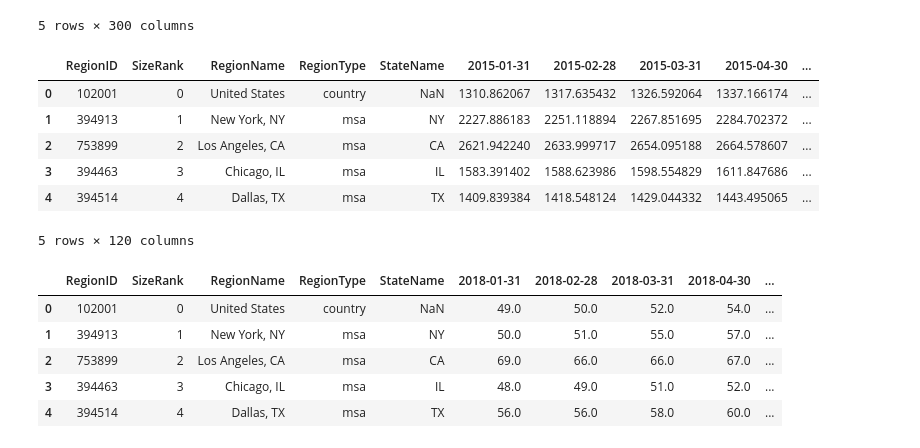
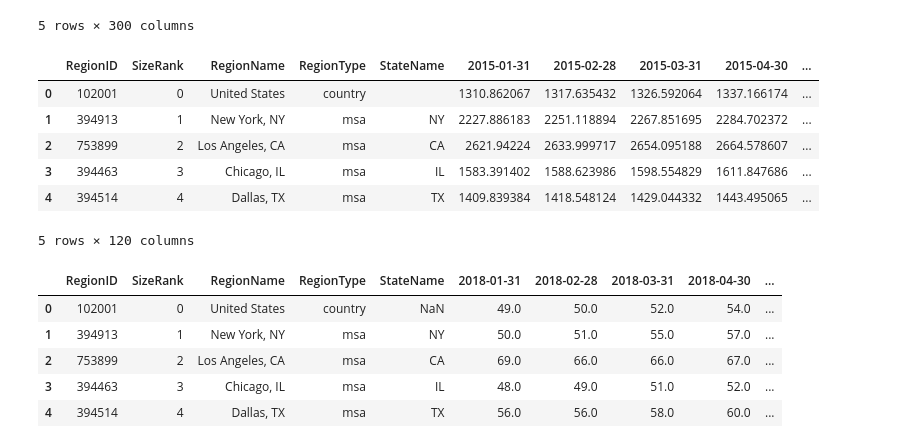
Before and after one commit to elgnol/RealEstate_Project_3, a Jupyter notebook: Analysis/Data_analysis_tatyana.ipynb, the cells around one changed output. Cells and saved outputs as stored; diff of their text form; code cells hidden in the pictures.

Commit message:
exported dataframes to json

```diff
--- a/Analysis/Data_analysis_tatyana.ipynb
+++ b/Analysis/Data_analysis_tatyana.ipynb
@@ -17,12 +17,13 @@ home_df.head()
 rental_df = pd.read_csv('../Source/Metro_Rentals.csv')
 temp_index_df = pd.read_csv('../Source/Metro_market_temp_index.csv')
 # %%
+rental_df.fillna('', inplace=True)
 rental_df.head()
 # %% [output]
 |  | RegionID | SizeRank | RegionName | RegionType | StateName | 2015-01-31 | 2015-02-28 | 2015-03-31 | 2015-04-30 | ... |
-| 0 | 102001 | 0 | United States | country | NaN | 1310.862067 | 1317.635432 | 1326.592064 | 1337.166174 | ... |
+| 0 | 102001 | 0 | United States | country |  | 1310.862067 | 1317.635432 | 1326.592064 | 1337.166174 | ... |
 | 1 | 394913 | 1 | New York, NY | msa | NY | 2227.886183 | 2251.118894 | 2267.851695 | 2284.702372 | ... |
-| 2 | 753899 | 2 | Los Angeles, CA | msa | CA | 2621.942240 | 2633.999717 | 2654.095188 | 2664.578607 | ... |
+| 2 | 753899 | 2 | Los Angeles, CA | msa | CA | 2621.94224 | 2633.999717 | 2654.095188 | 2664.578607 | ... |
 | 3 | 394463 | 3 | Chicago, IL | msa | IL | 1583.391402 | 1588.623986 | 1598.554829 | 1611.847686 | ... |
 | 4 | 394514 | 4 | Dallas, TX | msa | TX | 1409.839384 | 1418.548124 | 1429.044332 | 1443.495065 | ... |
 5 rows × 120 columns
```
Also changed, not shown: parts of 5 cells of this notebook, 4 other files.
